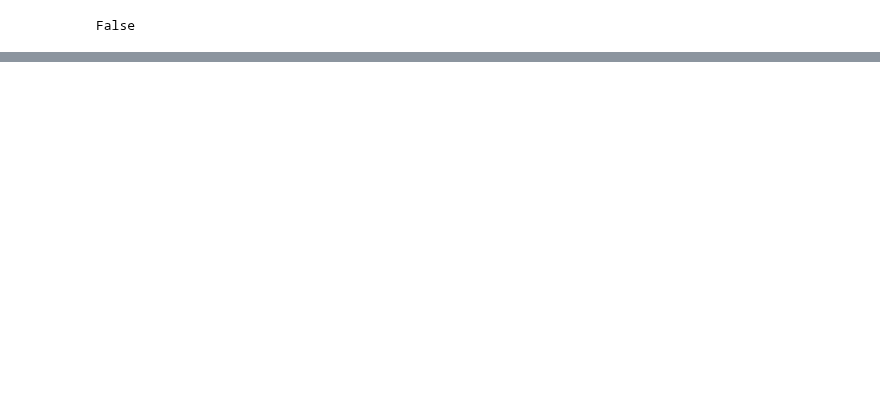
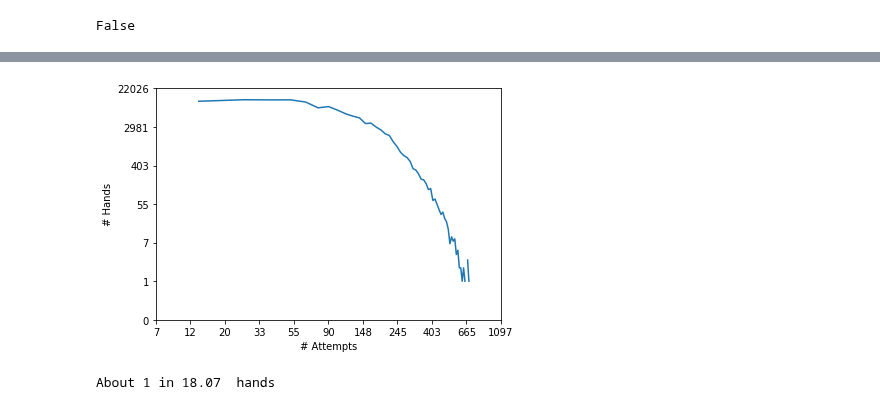
Before and after one commit to TimCSheehan/SET, a Jupyter notebook: sandbox.ipynb, the cells around one changed output, grey strips where cells are left out. Cells and saved outputs as stored; diff of their text form; code cells hidden in the pictures; blank space fills up the shorter version.

```diff
--- a/sandbox.ipynb
+++ b/sandbox.ipynb
@@ -184,0 +196,22 @@ plt.show()
+# %%
+plt.plot(np.log(bns[1:]),np.log(cnts))
+y_locs = np.array(plt.yticks()[0])
+y_vals = np.round(np.exp(y_locs)).astype(int)
+x_locs = np.array(plt.xticks()[0])
+x_vals = np.round(np.exp(x_locs)).astype(int)
+plt.xticks(x_locs,x_vals)
+plt.yticks(y_locs,y_vals)
+plt.xlabel('# Attempts')
+plt.ylabel('# Hands')
+plt.tight_layout()
+plt.show()
+# %% [output]
+[figure, added]
+# %%
+# Calculate % of hands requiring an extra deal
+n_hands_12 = 220 # 12 choose 3
+p_no12 = np.mean(cnt_cat2>n_hands_12)
+print('About 1 in', round(1/p_no12,2),' hands')
+# This is off of theoretical value (1/33) need to converge before moving forward
+# %% [output]
+About 1 in 18.07  hands
```
Also changed, not shown: parts of 12 cells of this notebook.
